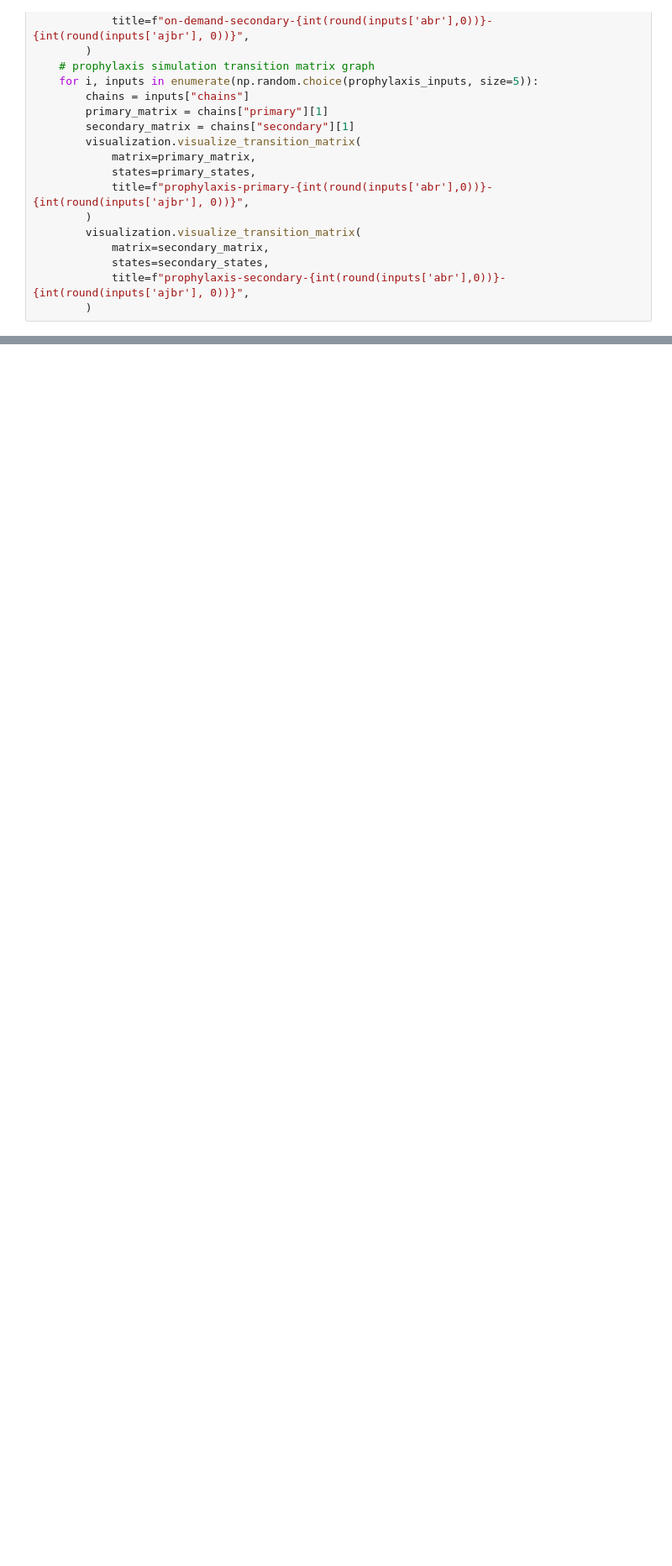
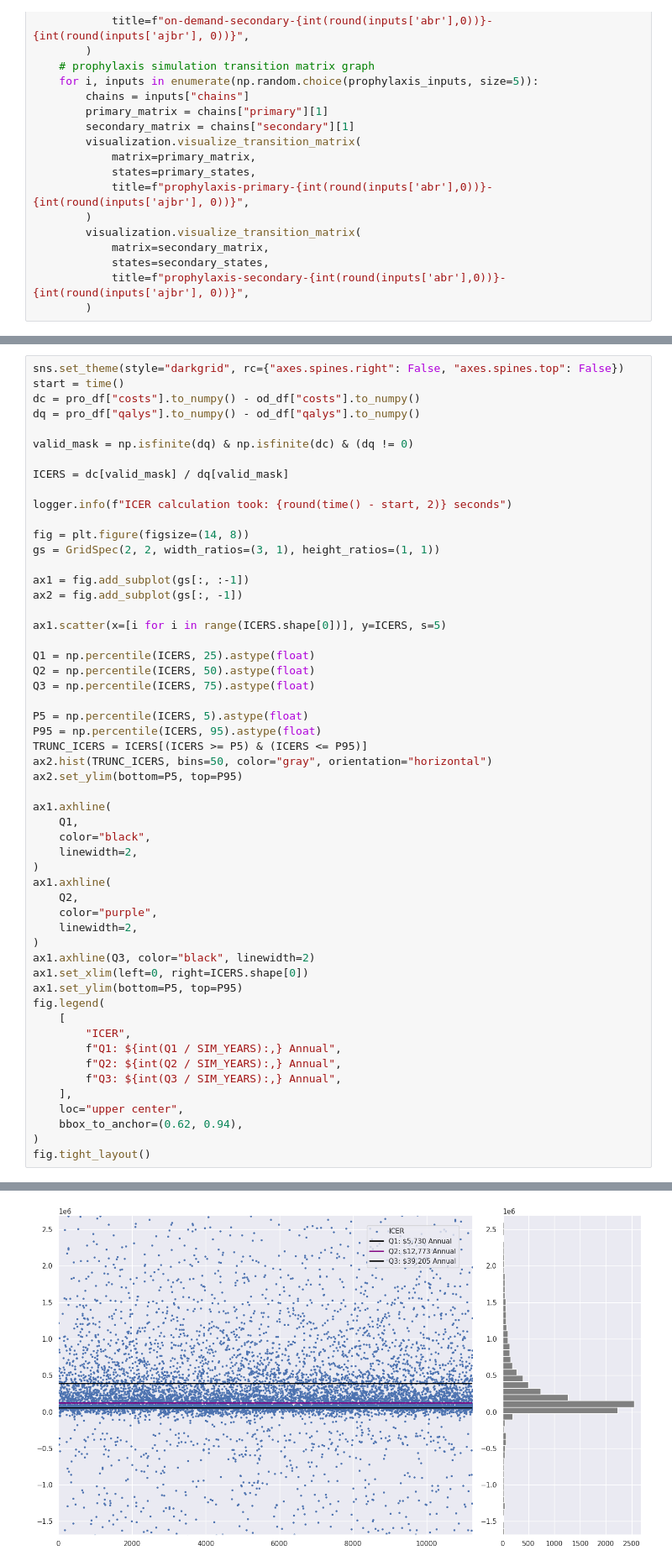
Before and after one commit to MohammadHashemian/SimpleMarkovChain, a Jupyter notebook: notebooks/03_hemophilia_cua_youngs.ipynb, the cells around one changed output, grey strips where cells are left out. Shown at 84% size. Cells and saved outputs as stored; diff of their text form; blank space fills up the shorter version.

```diff
--- a/notebooks/03_hemophilia_cua_youngs.ipynb
+++ b/notebooks/03_hemophilia_cua_youngs.ipynb
@@ -379,0 +436,55 @@ INFO:
+# %%
+sns.set_theme(style="darkgrid", rc={"axes.spines.right": False, "axes.spines.top": False})
+start = time()
+dc = pro_df["costs"].to_numpy() - od_df["costs"].to_numpy()
+dq = pro_df["qalys"].to_numpy() - od_df["qalys"].to_numpy()
+
+valid_mask = np.isfinite(dq) & np.isfinite(dc) & (dq != 0)
+
+ICERS = dc[valid_mask] / dq[valid_mask]
+
+logger.info(f"ICER calculation took: {round(time() - start, 2)} seconds")
+
+fig = plt.figure(figsize=(14, 8))
+gs = GridSpec(2, 2, width_ratios=(3, 1), height_ratios=(1, 1))
+
+ax1 = fig.add_subplot(gs[:, :-1])
+ax2 = fig.add_subplot(gs[:, -1])
+
+ax1.scatter(x=[i for i in range(ICERS.shape[0])], y=ICERS, s=5)
+
+Q1 = np.percentile(ICERS, 25).astype(float)
+Q2 = np.percentile(ICERS, 50).astype(float)
+Q3 = np.percentile(ICERS, 75).astype(float)
+
+P5 = np.percentile(ICERS, 5).astype(float)
+P95 = np.percentile(ICERS, 95).astype(float)
+TRUNC_ICERS = ICERS[(ICERS >= P5) & (ICERS <= P95)]
+ax2.hist(TRUNC_ICERS, bins=50, color="gray", orientation="horizontal")
+ax2.set_ylim(bottom=P5, top=P95)
+
+ax1.axhline(
+    Q1,
+    color="black",
+    linewidth=2,
+)
+ax1.axhline(
+    Q2,
+    color="purple",
+    linewidth=2,
+)
+ax1.axhline(Q3, color="black", linewidth=2)
+ax1.set_xlim(left=0, right=ICERS.shape[0])
+ax1.set_ylim(bottom=P5, top=P95)
+fig.legend(
+    [
+        "ICER",
+        f"Q1: ${int(Q1 / SIM_YEARS):,} Annual",
+        f"Q2: ${int(Q2 / SIM_YEARS):,} Annual",
+        f"Q3: ${int(Q3 / SIM_YEARS):,} Annual",
+    ],
+    loc="upper center",
+    bbox_to_anchor=(0.62, 0.94),
+)
+fig.tight_layout()
+# %% [output]
@@ -379,0 +492 @@ INFO:
+[figure, added]
```
Also changed, not shown: parts of 9 cells of this notebook, 4 other files.
